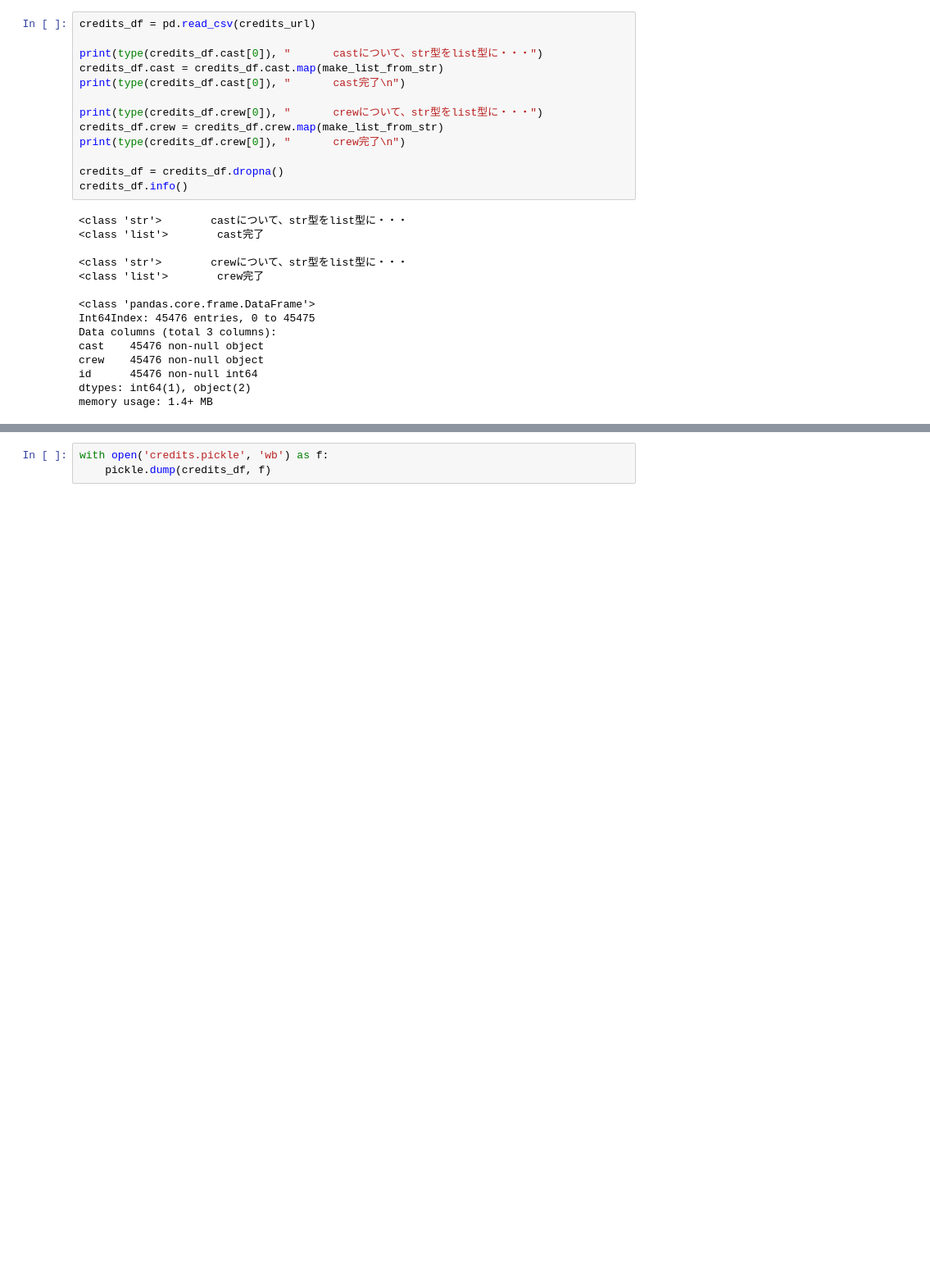
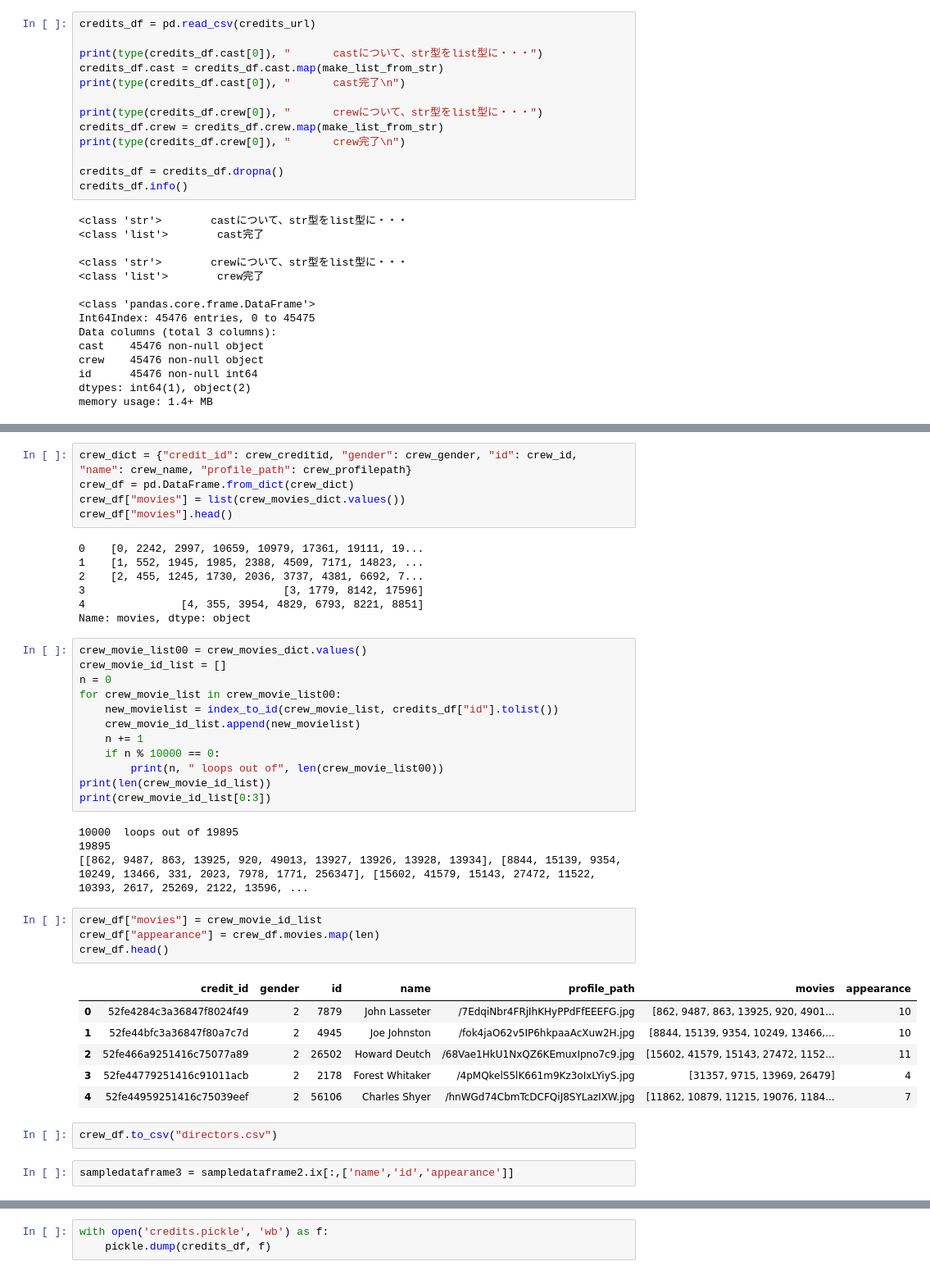
Before and after one commit to gci-team4/movie_gaia, a Jupyter notebook: make-table.ipynb, the cells around one changed output, grey strips where cells are left out. Shown at 82% size. Drawn from its saved outputs; the diff is of its cells as text; blank space fills up the shorter version.

```diff
--- a/make-table.ipynb
+++ b/make-table.ipynb
@@ -73,0 +285,43 @@ memory usage: 1.4+ MB
+# %%
+crew_dict = {"credit_id": crew_creditid, "gender": crew_gender, "id": crew_id, "name": crew_name, "profile_path": crew_profilepath}
+crew_df = pd.DataFrame.from_dict(crew_dict)
+crew_df["movies"] = list(crew_movies_dict.values())
+crew_df["movies"].head()
+# %% [output]
+0    [0, 2242, 2997, 10659, 10979, 17361, 19111, 19...
+1    [1, 552, 1945, 1985, 2388, 4509, 7171, 14823, ...
+2    [2, 455, 1245, 1730, 2036, 3737, 4381, 6692, 7...
+3                               [3, 1779, 8142, 17596]
+4               [4, 355, 3954, 4829, 6793, 8221, 8851]
+Name: movies, dtype: object
+# %%
+crew_movie_list00 = crew_movies_dict.values()
+crew_movie_id_list = []
+n = 0
+for crew_movie_list in crew_movie_list00:
+    new_movielist = index_to_id(crew_movie_list, credits_df["id"].tolist())
+    crew_movie_id_list.append(new_movielist)
+    n += 1
+    if n % 10000 == 0:
+        print(n, " loops out of", len(crew_movie_list00))
+print(len(crew_movie_id_list))
+print(crew_movie_id_list[0:3])
+# %% [output]
+10000  loops out of 19895
+19895
+[[862, 9487, 863, 13925, 920, 49013, 13927, 13926, 13928, 13934], [8844, 15139, 9354, 10249, 13466, 331, 2023, 7978, 1771, 256347], [15602, 41579, 15143, 27472, 11522, 10393, 2617, 25269, 2122, 13596, ...
+# %%
+crew_df["movies"] = crew_movie_id_list
+crew_df["appearance"] = crew_df.movies.map(len)
+crew_df.head()
+# %% [output]
+|  | credit_id | gender | id | name | profile_path | movies | appearance |
+| 0 | 52fe4284c3a36847f8024f49 | 2 | 7879 | John Lasseter | /7EdqiNbr4FRjIhKHyPPdFfEEEFG.jpg | [862, 9487, 863, 13925, 920, 4901... | 10 |
+| 1 | 52fe44bfc3a36847f80a7c7d | 2 | 4945 | Joe Johnston | /fok4jaO62v5IP6hkpaaAcXuw2H.jpg | [8844, 15139, 9354, 10249, 13466,... | 10 |
+| 2 | 52fe466a9251416c75077a89 | 2 | 26502 | Howard Deutch | /68Vae1HkU1NxQZ6KEmuxIpno7c9.jpg | [15602, 41579, 15143, 27472, 1152... | 11 |
+| 3 | 52fe44779251416c91011acb | 2 | 2178 | Forest Whitaker | /4pMQkelS5lK661m9Kz3oIxLYiyS.jpg | [31357, 9715, 13969, 26479] | 4 |
+| 4 | 52fe44959251416c75039eef | 2 | 56106 | Charles Shyer | /hnWGd74CbmTcDCFQiJ8SYLazIXW.jpg | [11862, 10879, 11215, 19076, 1184... | 7 |
+# %%
+crew_df.to_csv("directors.csv")
+# %%
+sampledataframe3 = sampledataframe2.ix[:,['name','id','appearance']]
```
Also changed, not shown: parts of 18 cells of this notebook.
